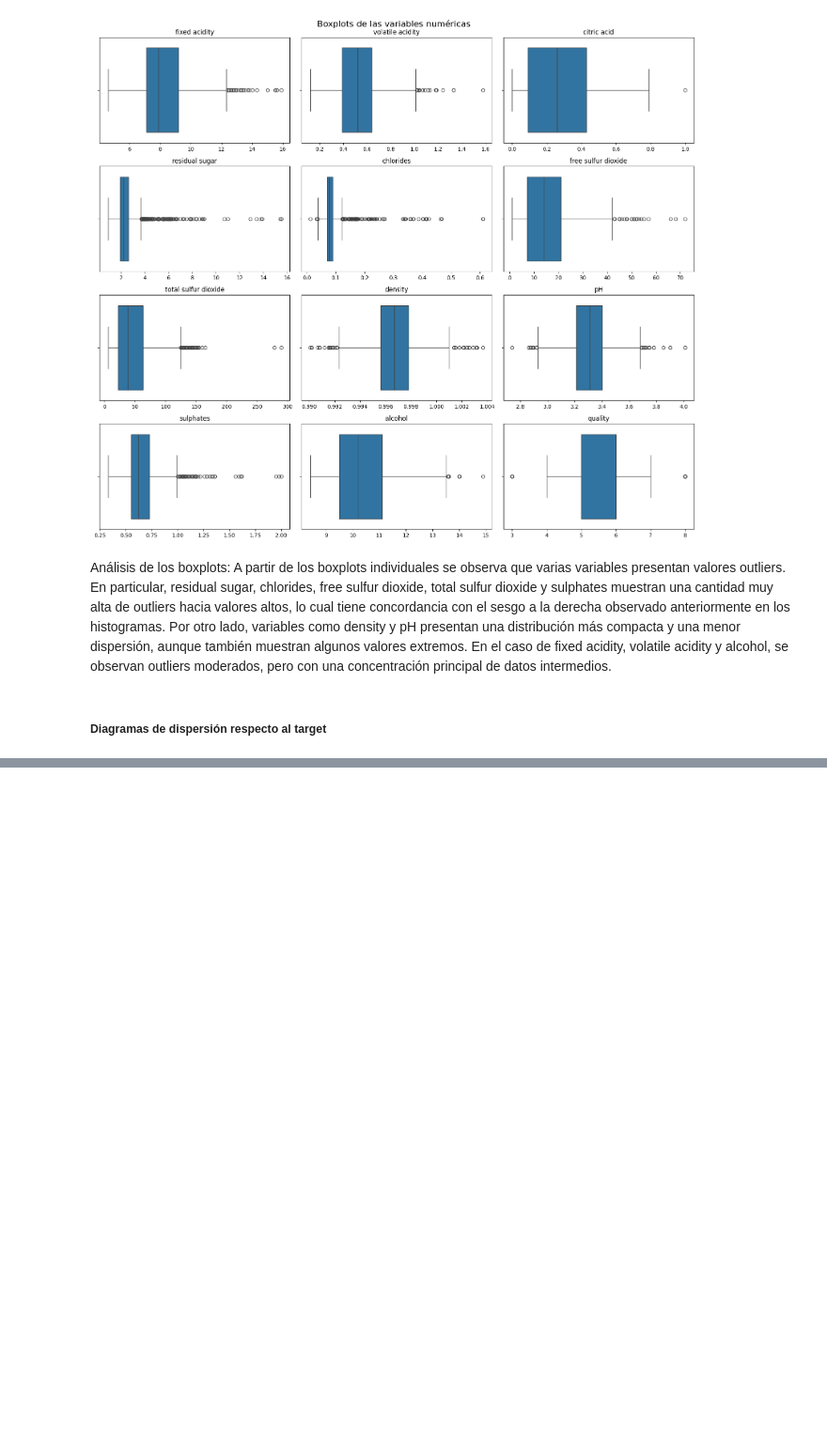
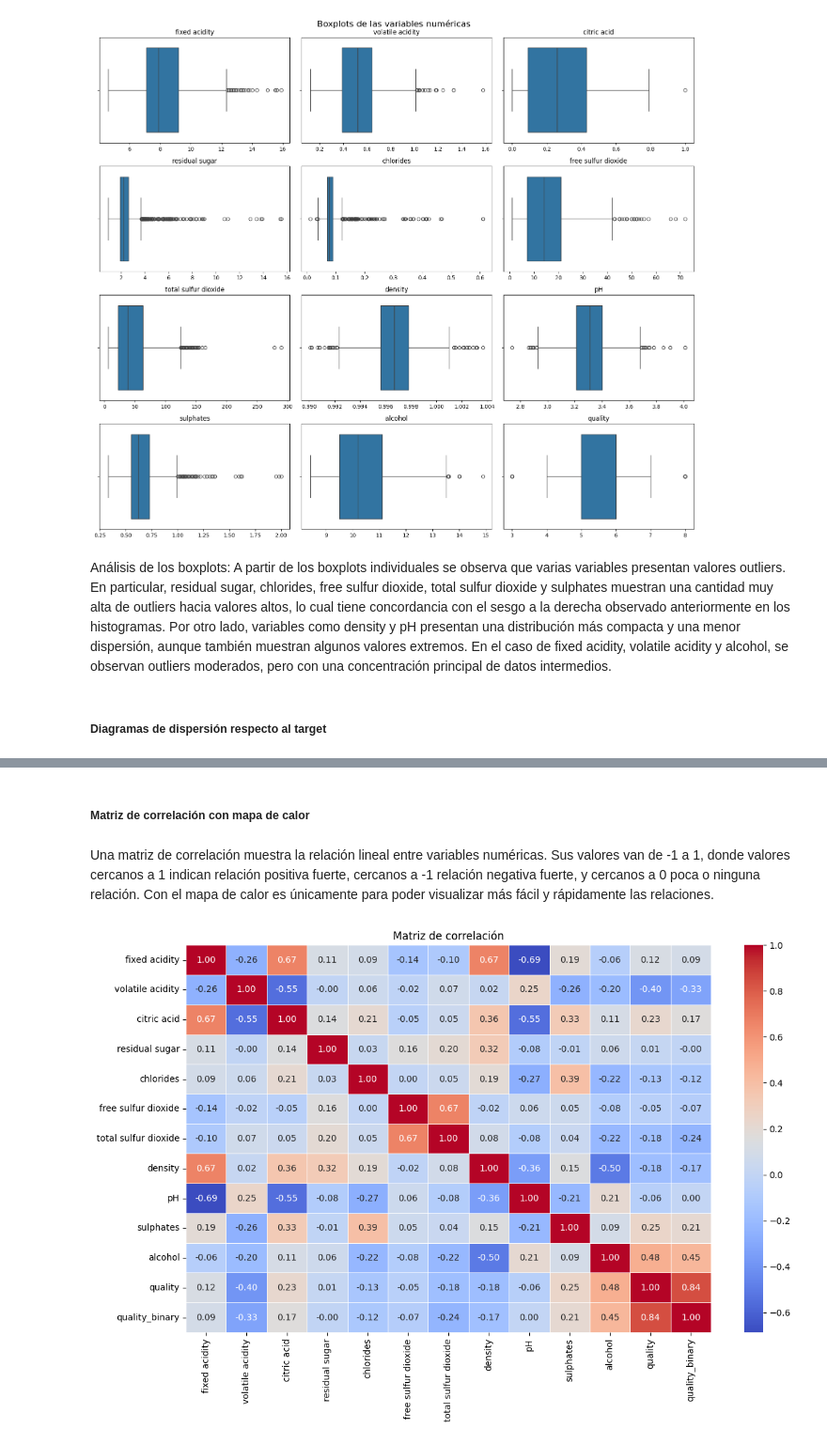
Before and after one commit to ChepeTEC/Implementacion-Regresion-Logistica, a Jupyter notebook: Notebook.ipynb, the cells around one changed output, grey strips where cells are left out. Shown at 94% size. Drawn from its saved outputs; the diff is of its cells as text; code cells hidden in the pictures; blank space fills up the shorter version.

```diff
--- a/Notebook.ipynb
+++ b/Notebook.ipynb
@@ -208,0 +245,17 @@ Por otro lado, variables como density y pH presentan una distribución más comp
+# %% [markdown]
+##### **Matriz de correlación con mapa de calor**
+# %% [markdown]
+Una matriz de correlación muestra la relación lineal entre variables numéricas. Sus valores van de -1 a 1, donde valores cercanos a 1 indican relación positiva fuerte, cercanos a -1 relación negativa fuerte, y cercanos a 0 poca o ninguna relación. Con el mapa de calor es únicamente para poder visualizar más fácil y rápidamente las relaciones.
+# %%
+import matplotlib.pyplot as plt
+import seaborn as sns
+
+plt.figure(figsize=(12, 8))
+corr = df.corr(numeric_only=True)
+
+sns.heatmap(corr, annot=True, cmap="coolwarm", fmt=".2f", linewidths=0.5)
+plt.title("Matriz de correlación")
+plt.tight_layout()
+plt.show()
+# %% [output]
+[figure, added]
```
Also changed, not shown: parts of 17 cells of this notebook, 1 other file.
